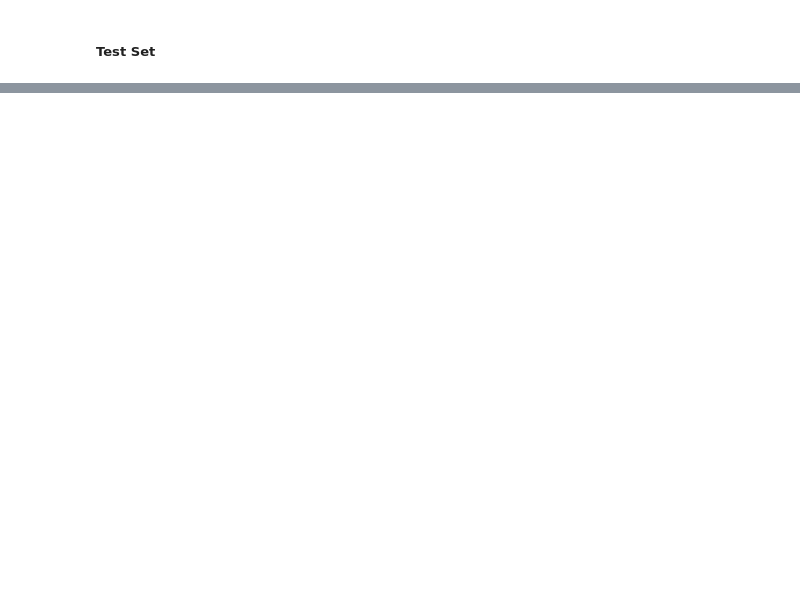
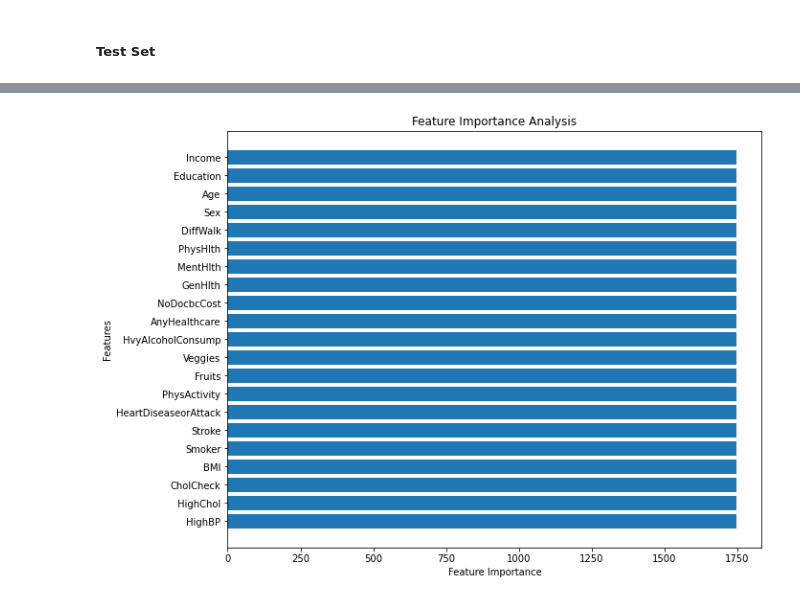
Before and after one commit to Keshtech2002/Diabetes_Prediction, a Jupyter notebook: Diabetes_Classification/Final_Models_notebooks/svm_poly.ipynb, the cells around one changed output, grey strips where cells are left out. Cells and saved outputs as stored; diff of their text form; code cells hidden in the pictures; blank space fills up the shorter version.

```diff
--- a/Diabetes_Classification/Final_Models_notebooks/svm_poly.ipynb
+++ b/Diabetes_Classification/Final_Models_notebooks/svm_poly.ipynb
@@ -318,6 +319,8 @@ print(search_cv.best_params_)
 # Using pipeline to fit the model with MinMaxScaling
 # Fitting original training set to the best model
 
-best_clf = search_cv.best_estimator_
-pipe_clf = make_pipeline(MinMaxScaler(), best_clf)
+# best_clf = search_cv.best_estimator_
+# pipe_clf = make_pipeline(MinMaxScaler(), best_clf)
+
+pipe_clf = make_pipeline(MinMaxScaler(), SVC(C = 4, degree = 2, gamma = 'scale', kernel = 'poly'))
 pipe_clf.fit(X_train, y_train)
@@ -331,0 +356,4 @@ print(classification_report(y_test, pipe_clf.predict(X_test)))
+# %%
+svc_model = pipe_clf.named_steps['svc']
+# Get the indices of support vectors
+support_vectors_indices = svc_model.support_
@@ -331,0 +364,11 @@ print(classification_report(y_test, pipe_clf.predict(X_test)))
+# %%
+# Extract the support vectors from the feature matrix
+support_vectors = X_train.iloc[support_vectors_indices]
+
+distances = svc_model.decision_function(X_train)
+feature_weights = np.abs(distances).mean(axis=0)
+# %%
+# Create a DataFrame to hold feature names and their corresponding weights
+feature_names = X_train.columns  # Assuming you have column names
+feature_importance_df = pd.DataFrame({'Feature': feature_names, 'Weight': feature_weights})
+feature_importance_df
@@ -331,0 +393,9 @@ print(classification_report(y_test, pipe_clf.predict(X_test)))
+# %%
+plt.figure(figsize=(10, 8))
+plt.barh(feature_importance_df['Feature'], feature_importance_df['Weight'])
+plt.xlabel('Feature Importance')
+plt.ylabel('Features')
+plt.title('Feature Importance Analysis')
+plt.show()
+# %% [output]
+[figure, added]
```
Also changed, not shown: parts of 8 cells of this notebook, 2 other files.
